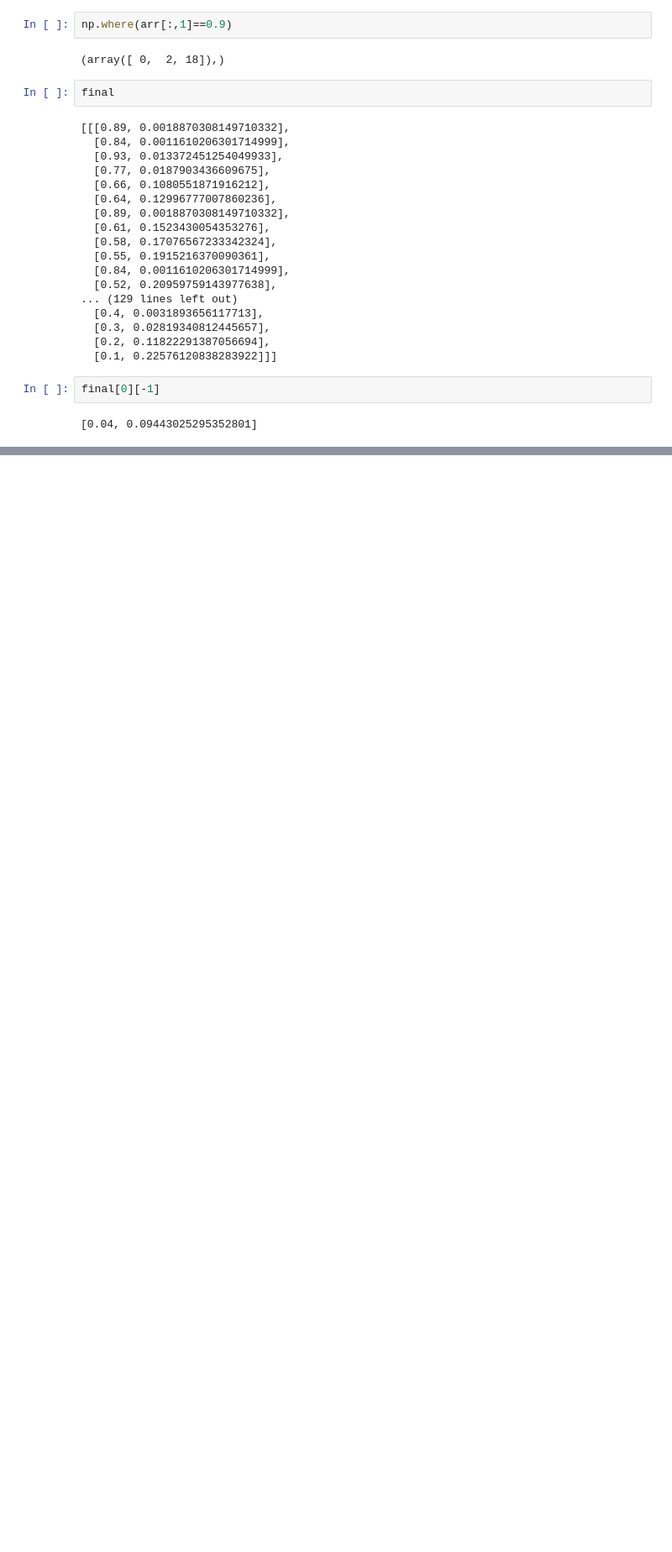
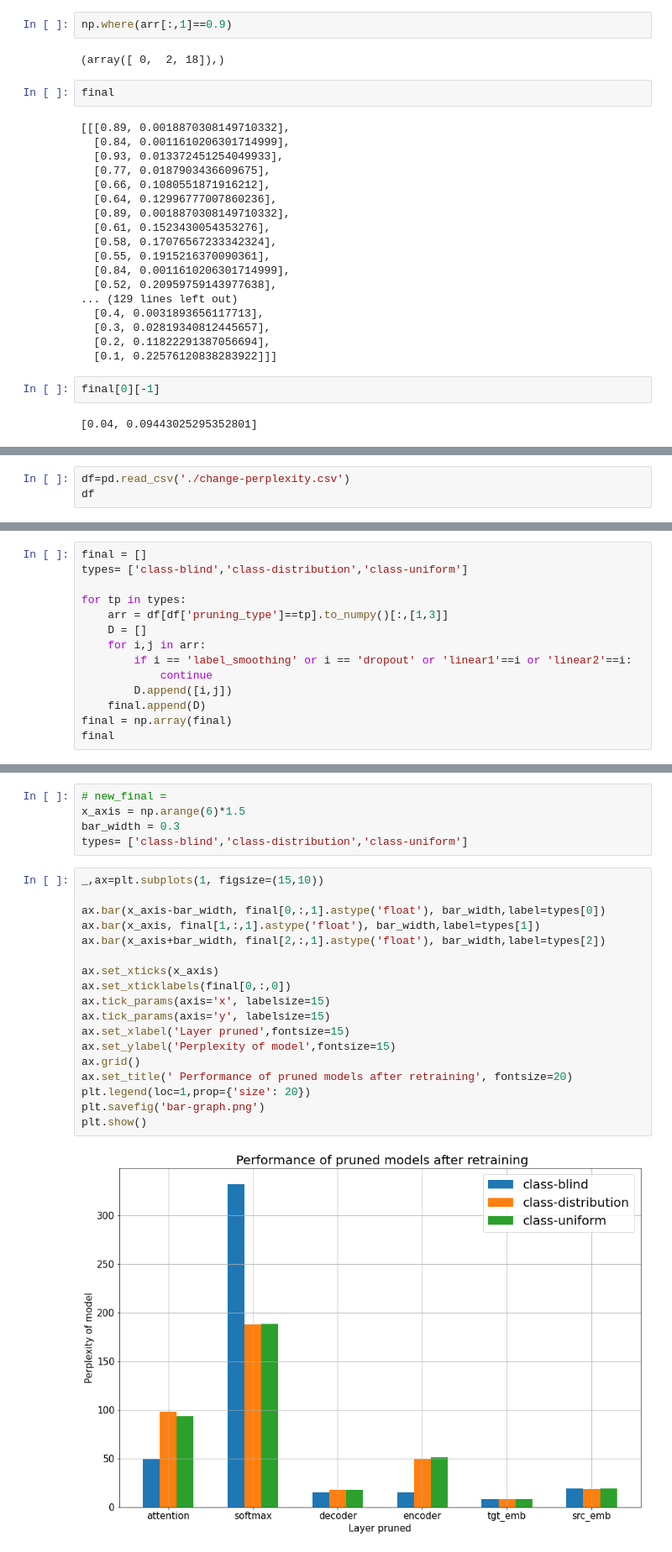
Before and after one commit to Kyrylo-Shyvam/LSTM-Pruning, a Jupyter notebook: Notebooks/make_chart.ipynb, the cells around one changed output, grey strips where cells are left out. Shown at 84% size. Drawn from its saved outputs; the diff is of its cells as text; blank space fills up the shorter version.

```diff
--- a/Notebooks/make_chart.ipynb
+++ b/Notebooks/make_chart.ipynb
@@ -126,0 +209,3 @@ plt.show()
+# %%
+df=pd.read_csv('./change-perplexity.csv')
+df
@@ -126,0 +230,14 @@ plt.show()
+# %%
+final = []
+types= ['class-blind','class-distribution','class-uniform']
+
+for tp in types:
+    arr = df[df['pruning_type']==tp].to_numpy()[:,[1,3]]
+    D = []
+    for i,j in arr:
+        if i == 'label_smoothing' or i == 'dropout' or 'linear1'==i or 'linear2'==i:
+            continue
+        D.append([i,j])
+    final.append(D)
+final = np.array(final)
+final
@@ -126,0 +265,25 @@ plt.show()
+# %%
+# new_final =
+x_axis = np.arange(6)*1.5
+bar_width = 0.3
+types= ['class-blind','class-distribution','class-uniform']
+# %%
+_,ax=plt.subplots(1, figsize=(15,10))
+
+ax.bar(x_axis-bar_width, final[0,:,1].astype('float'), bar_width,label=types[0])
+ax.bar(x_axis, final[1,:,1].astype('float'), bar_width,label=types[1])
+ax.bar(x_axis+bar_width, final[2,:,1].astype('float'), bar_width,label=types[2])
+
+ax.set_xticks(x_axis)
+ax.set_xticklabels(final[0,:,0])
+ax.tick_params(axis='x', labelsize=15)
+ax.tick_params(axis='y', labelsize=15)
+ax.set_xlabel('Layer pruned',fontsize=15)
+ax.set_ylabel('Perplexity of model',fontsize=15)
+ax.grid()
+ax.set_title(' Performance of pruned models after retraining', fontsize=20)
+plt.legend(loc=1,prop={'size': 20})
+plt.savefig('bar-graph.png')
+plt.show()
+# %% [output]
+[figure, added]
```
Also changed, not shown: parts of 14 cells of this notebook, 7 other files.
